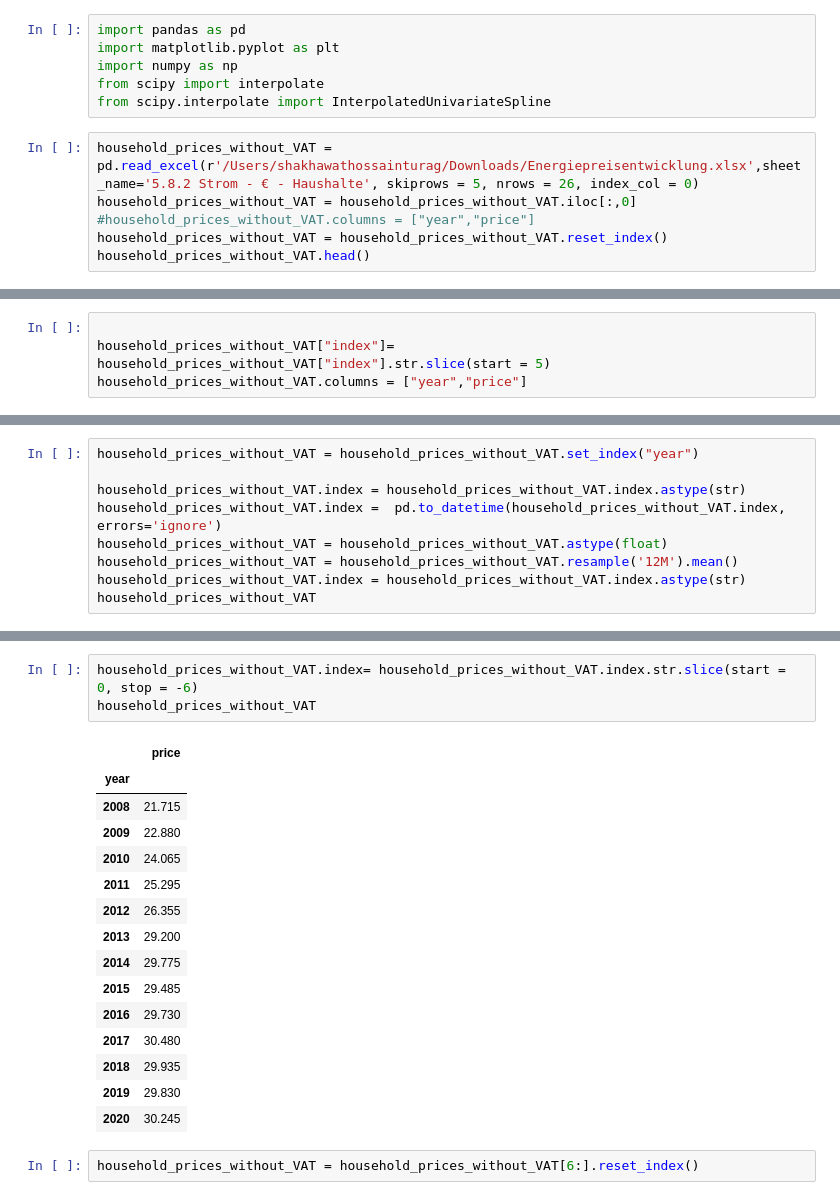
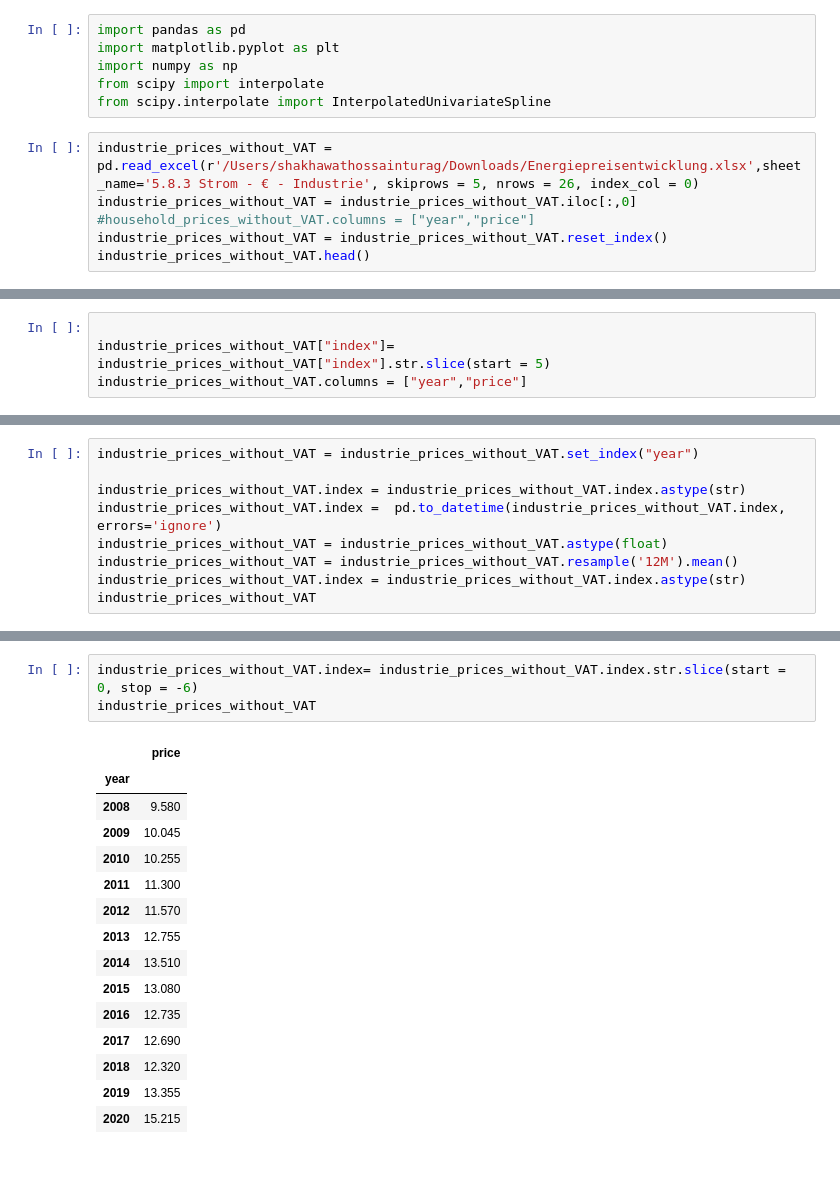
Before and after one commit to sjshtura/Code_Snippets, a Jupyter notebook: electricity_price_stringSplit_dataResampling_industrie.ipynb, the cells around one changed output, grey strips where cells are left out. Saved outputs shown, nothing was run; the diff lists cells and outputs as text; blank space fills up the shorter version.

```diff
--- a/electricity_price_stringSplit_dataResampling_industrie.ipynb
+++ b/electricity_price_stringSplit_dataResampling_industrie.ipynb
@@ -5,10 +5,10 @@ import numpy as np
 from scipy import interpolate
 from scipy.interpolate import InterpolatedUnivariateSpline
 # %%
-household_prices_without_VAT = pd.read_excel(r'/Users/shakhawathossainturag/Downloads/Energiepreisentwicklung.xlsx',sheet_name='5.8.2 Strom - € - Haushalte', skiprows = 5, nrows = 26, index_col = 0)
-household_prices_without_VAT = household_prices_without_VAT.iloc[:,0]
+industrie_prices_without_VAT = pd.read_excel(r'/Users/shakhawathossainturag/Downloads/Energiepreisentwicklung.xlsx',sheet_name='5.8.3 Strom - € - Industrie', skiprows = 5, nrows = 26, index_col = 0)
+industrie_prices_without_VAT = industrie_prices_without_VAT.iloc[:,0]
 #household_prices_without_VAT.columns = ["year","price"]
-household_prices_without_VAT = household_prices_without_VAT.reset_index()
-household_prices_without_VAT.head()
+industrie_prices_without_VAT = industrie_prices_without_VAT.reset_index()
+industrie_prices_without_VAT.head()
 # %% [output]
 |  | index | Unnamed: 1 |
@@ -20,4 +20,4 @@ household_prices_without_VAT.head()
 # %%
 
-household_prices_without_VAT["index"]= household_prices_without_VAT["index"].str.slice(start = 5)
-household_prices_without_VAT.columns = ["year","price"]
+industrie_prices_without_VAT["index"]= industrie_prices_without_VAT["index"].str.slice(start = 5)
+industrie_prices_without_VAT.columns = ["year","price"]
@@ -44,12 +44,12 @@ household_prices_without_VAT
 # %%
-household_prices_without_VAT = household_prices_without_VAT.set_index("year")
+industrie_prices_without_VAT = industrie_prices_without_VAT.set_index("year")
 
-household_prices_without_VAT.index = household_prices_without_VAT.index.astype(str)
-household_prices_without_VAT.index =  pd.to_datetime(household_prices_without_VAT.index, errors='ignore')
-household_prices_without_VAT = household_prices_without_VAT.astype(float)
-household_prices_without_VAT = household_prices_without_VAT.resample('12M').mean()
-household_prices_without_VAT.index = household_prices_without_VAT.index.astype(str)
-household_prices_without_VAT
+industrie_prices_without_VAT.index = industrie_prices_without_VAT.index.astype(str)
+industrie_prices_without_VAT.index =  pd.to_datetime(industrie_prices_without_VAT.index, errors='ignore')
+industrie_prices_without_VAT = industrie_prices_without_VAT.astype(float)
+industrie_prices_without_VAT = industrie_prices_without_VAT.resample('12M').mean()
+industrie_prices_without_VAT.index = industrie_prices_without_VAT.index.astype(str)
+industrie_prices_without_VAT
 # %% [output]
 |  | price |
 | year |  |
@@ -69,21 +69,19 @@ household_prices_without_VAT
 # %%
-household_prices_without_VAT.index= household_prices_without_VAT.index.str.slice(start = 0, stop = -6)
-household_prices_without_VAT
+industrie_prices_without_VAT.index= industrie_prices_without_VAT.index.str.slice(start = 0, stop = -6)
+industrie_prices_without_VAT
 # %% [output]
 |  | price |
 | year |  |
-| 2008 | 21.715 |
-| 2009 | 22.880 |
-| 2010 | 24.065 |
-| 2011 | 25.295 |
-| 2012 | 26.355 |
-| 2013 | 29.200 |
-| 2014 | 29.775 |
-| 2015 | 29.485 |
-| 2016 | 29.730 |
-| 2017 | 30.480 |
-| 2018 | 29.935 |
-| 2019 | 29.830 |
-| 2020 | 30.245 |
+| 2008 | 9.580 |
+| 2009 | 10.045 |
+| 2010 | 10.255 |
+| 2011 | 11.300 |
+| 2012 | 11.570 |
+| 2013 | 12.755 |
+| 2014 | 13.510 |
+| 2015 | 13.080 |
+| 2016 | 12.735 |
+| 2017 | 12.690 |
+| 2018 | 12.320 |
+| 2019 | 13.355 |
+| 2020 | 15.215 |
-# %%
-household_prices_without_VAT = household_prices_without_VAT[6:].reset_index()
```
Also changed, not shown: parts of 14 cells of this notebook, 2 other files.
